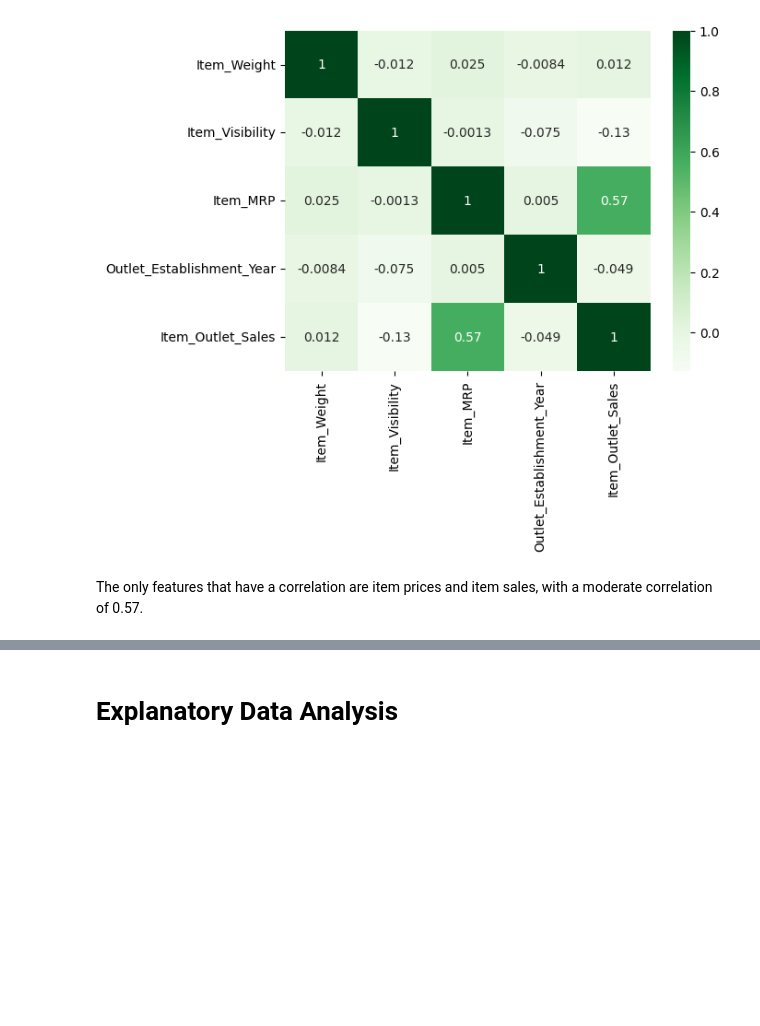
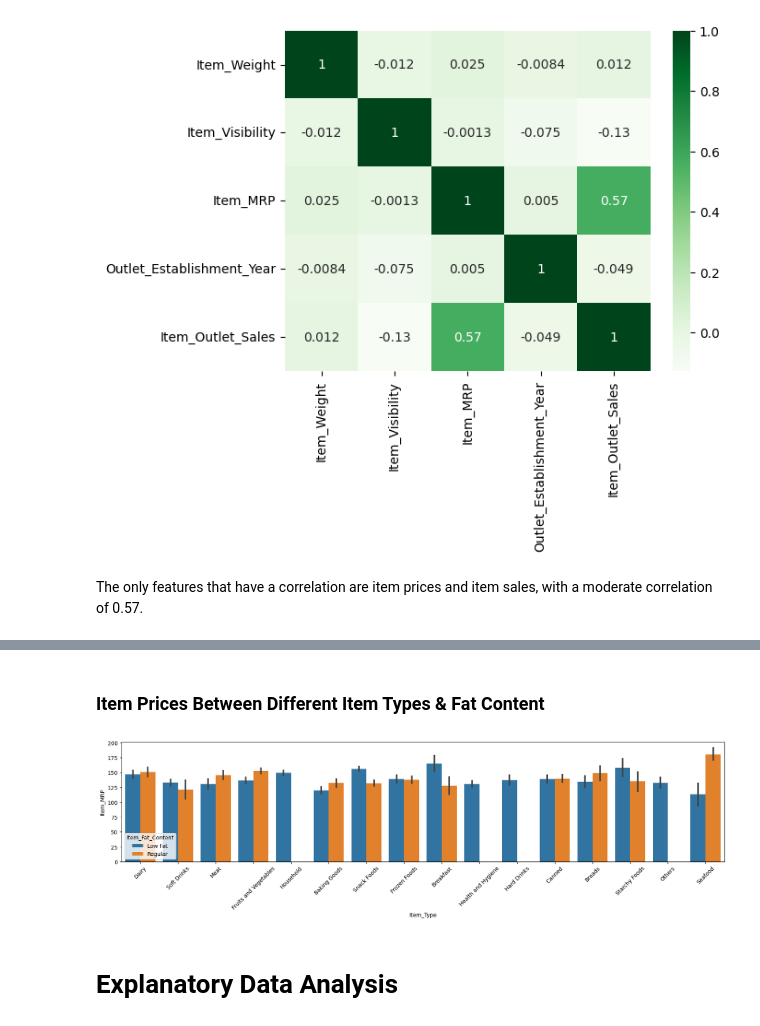
Before and after one commit to chrispydocodes/Prediction-of-Project-Sales, a Jupyter notebook: Project_1_Chris_Do.ipynb, the cells around one changed output, grey strips where cells are left out. Saved outputs shown, nothing was run; the diff lists cells and outputs as text; code cells hidden in the pictures; blank space fills up the shorter version.

```diff
--- a/Project_1_Chris_Do.ipynb
+++ b/Project_1_Chris_Do.ipynb
@@ -396,2 +403,10 @@ The only features that have a correlation are item prices and item sales, with a
+# %% [markdown]
+### Item Prices Between Different Item Types & Fat Content
+# %%
+fig, ax = plt.subplots(figsize=(20,4))
+ax = sns.barplot(data=df, x='Item_Type', y='Item_MRP', hue='Item_Fat_Content')
+ax.tick_params(axis='x', rotation = 45)
+# %% [output]
+[figure, added]
 # %% [markdown]
 # Explanatory Data Analysis
```
Also changed, not shown: parts of 8 cells of this notebook.
